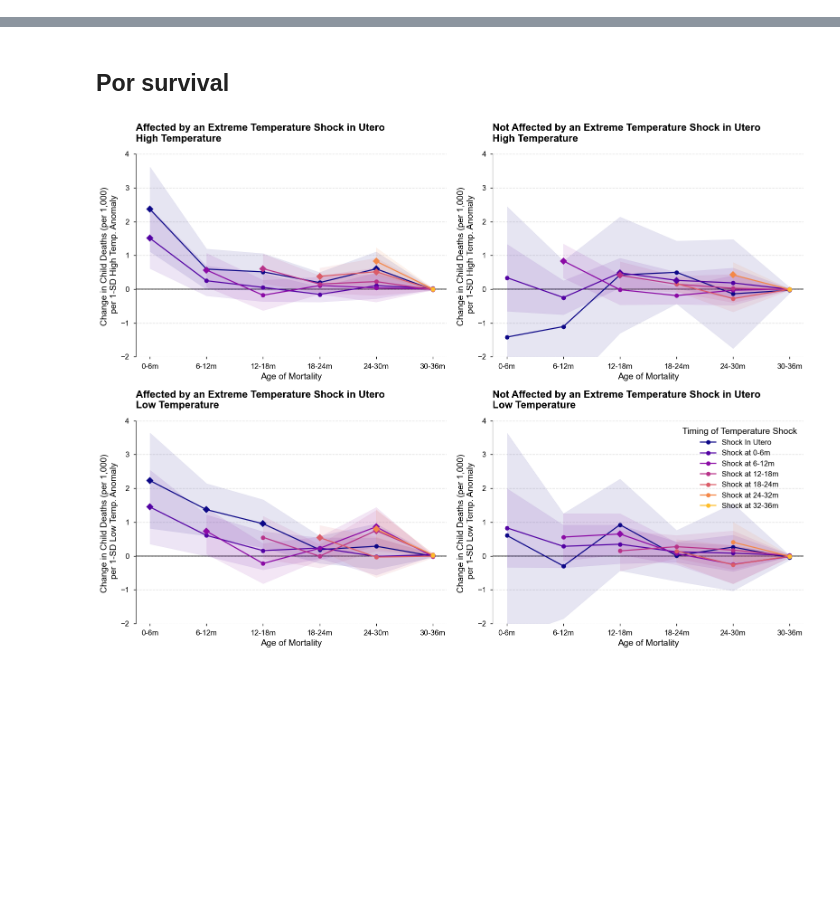
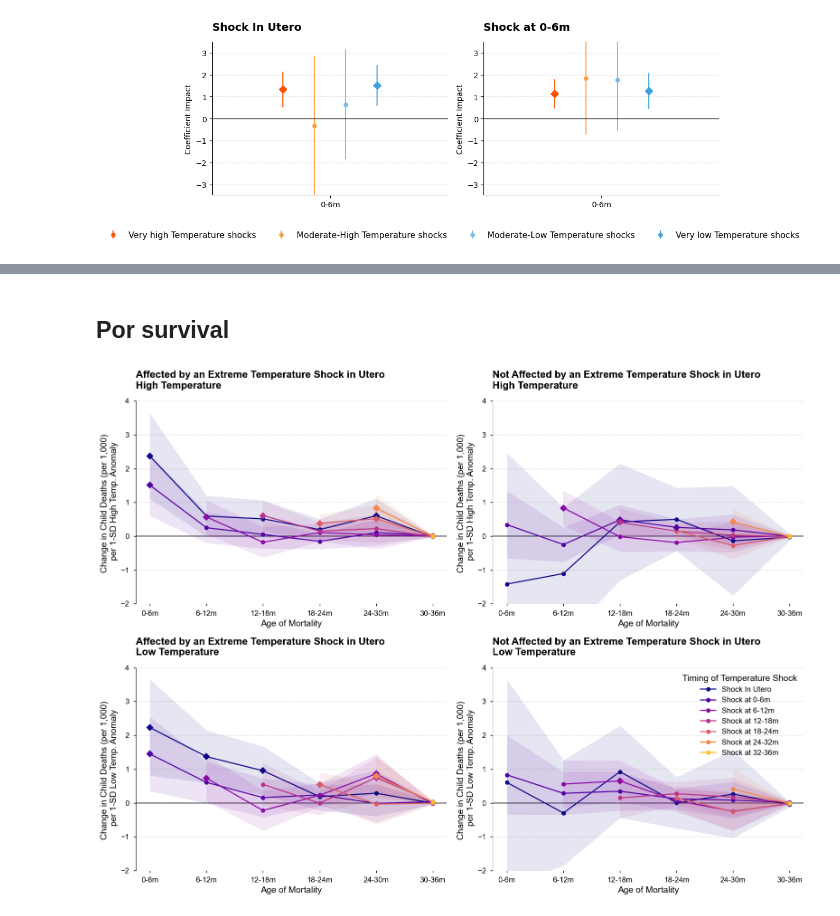
Before and after one commit to Queeno11/Child-mortality-and-Climate-Shocks, a Jupyter notebook: coefficient_plots.ipynb, the cells around one changed output, grey strips where cells are left out. Saved outputs shown, nothing was run; the diff lists cells and outputs as text; code cells hidden in the pictures; blank space fills up the shorter version.

```diff
--- a/coefficient_plots.ipynb
+++ b/coefficient_plots.ipynb
@@ -20,0 +56,7 @@ plt.rcParams.update({
+# %%
+# Keep cols from julia
+# [:child_fem, :child_mulbirth, :birth_order, :rural, :d_weatlh_ind_2, :d_weatlh_ind_3, :d_weatlh_ind_4, :d_weatlh_ind_5, :mother_ageb, :mother_ageb_squ, :mother_ageb_cub, :mother_eduy, :mother_eduy_squ, :mother_eduy_cub]
+#
+indicators = ['spi1_born_12m18m_b_avg','stdm_t_born_12m18m_b_avg','stdm_t_born_18m24m_b_avg','spi1_born_30m36m_b_avg','spi1_born_18m24m_b_avg','stdm_t_inutero_b_avg','stdm_t_born_1m6m_b_avg','stdm_t_born_30m36m_b_avg','spi1_born_1m6m_b_avg','stdm_t_born_24m30m_b_avg','spi1_inutero_b_avg','spi1_born_6m12m_b_avg','spi1_born_24m30m_b_avg','stdm_t_born_6m12m_b_avg']
+controls = ["child_fem", "child_mulbirth", "birth_order", "rural", "mother_ageb", "mother_eduy", "electricity", "pipedw"]
+df = df[indicators + controls]
@@ -20,0 +535,82 @@ plt.rcParams.update({
+# %%
+spi = "spi1"
+temp = "stdm_t"
+stat = "avg"
+OUTPUTS = "C:\Working Papers\Paper - Child Mortality and Climate Shocks\Outputs"
+OUT_FIGS = rf"{OUTPUTS}\Figures"
+file_path = rf"{OUTPUTS}\spline_dummies_false_spi1_b_avg_stdm_t semester - spthreshold1 standard_fe standard_sym.tex"  # Replace with the actual path to your LaTeX file.
+outdata = extract_spline(file_path)
+
+time_frames = [
+    'inutero_b',
+    'born_1m6m_b',
+    'born_6m12m_b',
+]
+title_labels = {
+    'inutero_b': 'Shock In Utero',
+    'born_1m6m_b': 'Shock at 0-6m',
+    'born_6m12m_b': 'Shock at 6-12m',
+    'born_12m18m_b': 'Shock at 12-18m',
+    'born_18m24m_b': 'Shock at 18-24m',
+    'born_24m30m_b': 'Shock at 24-30m',
+    'born_30m36m_b': 'Shock at 30-36m'
+}
+x_tick_labels = ['0-6m']#, '6-12m', '12-18m', '18-24m', '24-30m', '30-36m']
+xlim = (-0.5, len(x_tick_labels) - 0.5)
+
+plot_spline_coefficients(
+    data=outdata,
+    shock="temp",
+    spi=spi,
+    temp=temp,
+    stat=stat,
+    canvas_size = (1, 2),
+    time_frames=time_frames,
+    title_labels=title_labels,
+    x_tick_labels=x_tick_labels,
+    xlim=xlim,
+    ylim=(-3.5,3.5),
+    margin=0.2,
+    colors = [
+        "#ff5100",  # Very high temperature
+        "#ff9a40",  # High temperature
+        "#76b7e5",  # Low temperature
+        "#3e9fe1",   # Very low temperature
+    ],
+    labels=[
+        "Very high Temperature shocks",
+        "Moderate-High Temperature shocks",
+        "Moderate-Low Temperature shocks",
+        "Very low Temperature shocks",
+    ],
+    outpath=rf"C:\Working Papers\Paper - Child Mortality and Climate Shocks\Outputs\Figures\spi1 stdm_t b_avg"
+)
+
+plot_spline_coefficients(
+    data=outdata,
+    shock="spi",
+    spi=spi,
+    temp=temp,
+    stat=stat,
+    canvas_size = (1, 2),
+    time_frames=time_frames,
+    title_labels=title_labels,
+    x_tick_labels=x_tick_labels,
+    xlim=xlim,
+    ylim=(-3.5,3.5),
+    margin=0.2,
+    colors = [
+        "#ff5100",  # Very high temperature
+        "#ff9a40",  # High temperature
+        "#76b7e5",  # Low temperature
+        "#3e9fe1",   # Very low temperature
+    ],
+    labels=[
+        "Very high Precipitation shocks",
+        "Moderate-High Precipitation shocks",
+        "Moderate-Low Precipitation shocks",
+        "Very low Precipitation shocks",
+    ],
+    outpath=rf"C:\Working Papers\Paper - Child Mortality and Climate Shocks\Outputs\Figures\spi1 stdm_t b_avg"
+)
+# %% [output]
@@ -20,0 +626 @@ plt.rcParams.update({
+[figure, added]
```
Also changed, not shown: parts of 15 cells of this notebook, 3 other files.
